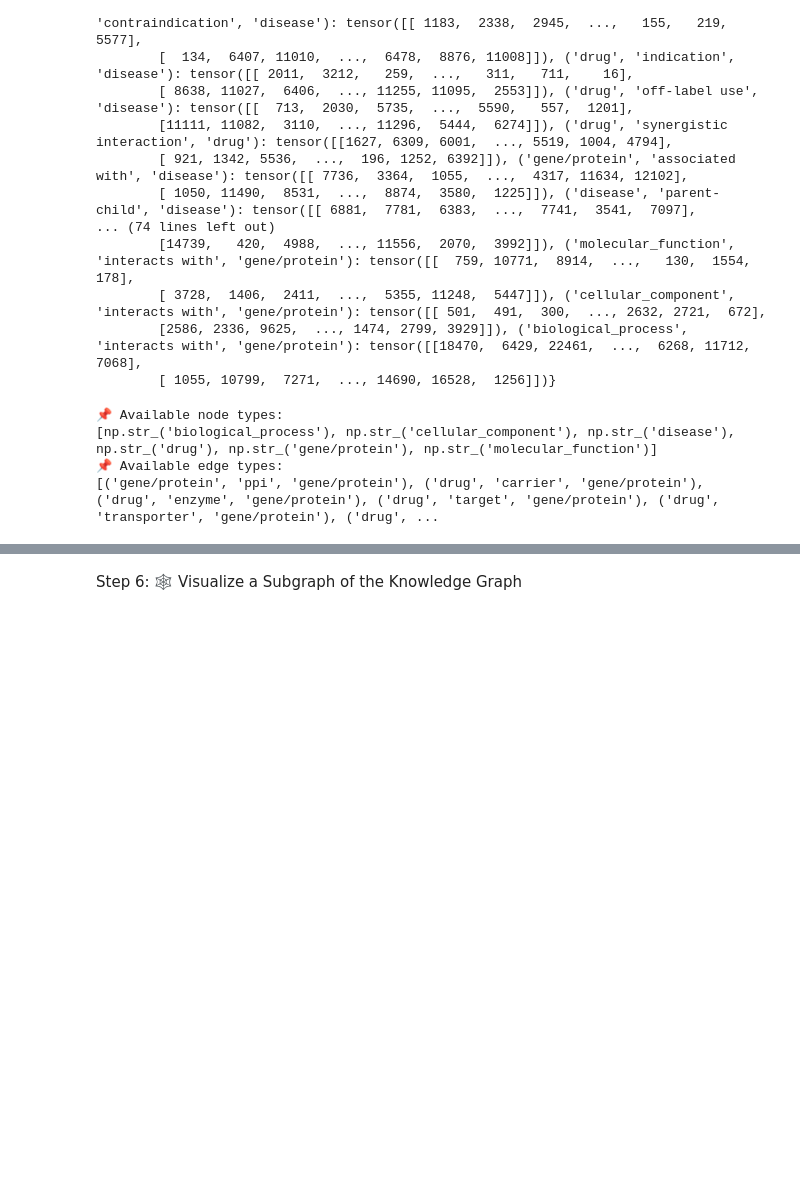
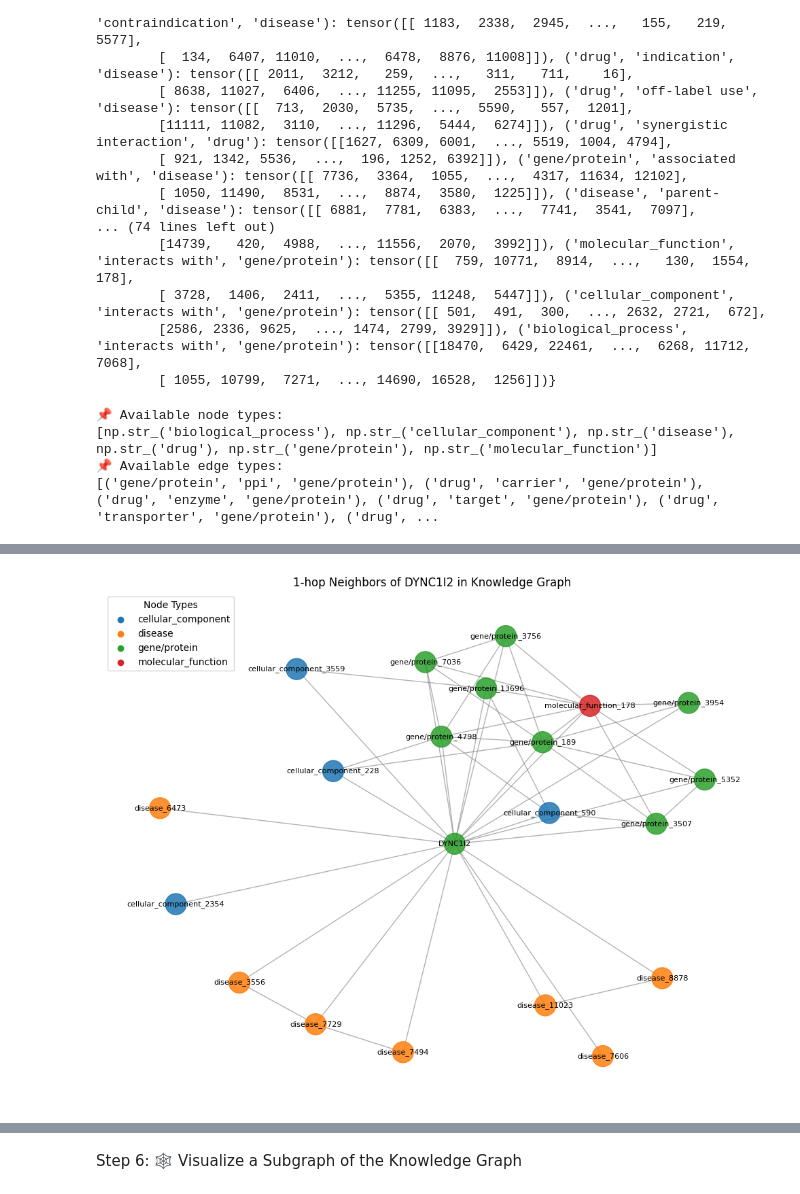
Before and after one commit to Rakesh-Seenu/VPELeaderboard, a Jupyter notebook: docs/notebooks/KG_dataloader.ipynb, the cells around one changed output, grey strips where cells are left out. Saved outputs shown, nothing was run; the diff lists cells and outputs as text; code cells hidden in the pictures; blank space fills up the shorter version.

```diff
--- a/docs/notebooks/KG_dataloader.ipynb
+++ b/docs/notebooks/KG_dataloader.ipynb
@@ -180,3 +180,13 @@ print(dm.data["train"].edge_types)
 [np.str_('biological_process'), np.str_('cellular_component'), np.str_('disease'), np.str_('drug'), np.str_('gene/protein'), np.str_('molecular_function')]
 📌 Available edge types:
 [('gene/protein', 'ppi', 'gene/protein'), ('drug', 'carrier', 'gene/protein'), ('drug', 'enzyme', 'gene/protein'), ('drug', 'target', 'gene/protein'), ('drug', 'transporter', 'gene/protein'), ('drug', ...
+# %%
+import pickle
+import networkx as nx
+import matplotlib.pyplot as plt
+import matplotlib.colors as mcolors
+from torch_geometric.utils import to_networkx
+
+# Load HeteroData
+with open("biobridge_cache.pkl", "rb") as f:
+    data = pickle.load(f)
@@ -182,0 +313,82 @@ print(dm.data["train"].edge_types)
+# %%
+import pickle
+import networkx as nx
+import matplotlib.pyplot as plt
+import matplotlib.colors as mcolors
+from torch_geometric.utils import to_networkx
+
+# Load data
+with open("biobridge_cache.pkl", "rb") as f:
+    data = pickle.load(f)
+
+hetero_data = data["init"]
+mapper = data.get("mapper", {})  # might be empty
+
+target_node_type = "gene/protein"
+target_node_name = "DYNC1I2"
+
+# Manual map fallback
+manual_map = {"DYNC1I2": 6726}
+local_idx = mapper.get(target_node_type, {}).get(target_node_name) or manual_map.get(target_node_name)
+if local_idx is None:
+    raise ValueError(f"Node {target_node_name} not found")
+
+# Convert to NetworkX graph
+G_full = to_networkx(hetero_data, node_attrs=[], edge_attrs=[])
+G_full = nx.Graph(G_full)  # undirected
+
+# Relabel nodes with (type, index)
+offset = 0
+mapping = {}
+for node_type in hetero_data.node_types:
+    n_nodes = hetero_data[node_type].num_nodes
+    for i in range(n_nodes):
+        mapping[offset + i] = (node_type, i)
+    offset += n_nodes
+G_full = nx.relabel_nodes(G_full, mapping)
+
+target_node_nx = (target_node_type, local_idx)
+if target_node_nx not in G_full:
+    raise ValueError(f"Node {target_node_nx} not found in graph")
+
+# Build 1-hop subgraph
+neighbors = list(G_full.adj[target_node_nx])
+sub_nodes = [target_node_nx] + neighbors
+G_sub = G_full.subgraph(sub_nodes).copy()
+
+# Manual reverse mapping for known names
+manual_reverse_map = {
+    (target_node_type, local_idx): target_node_name
+}
+
+# Label nodes using manual names or fallback
+labels = {
+    node: manual_reverse_map.get(node, f"{node[0]}_{node[1]}")
+    for node in G_sub.nodes
+}
+
+# Color nodes by node type
+node_types = {node: node[0] for node in G_sub.nodes}
+unique_types = sorted(set(node_types.values()))
+palette = list(mcolors.TABLEAU_COLORS.values())
+color_map = {ntype: palette[i % len(palette)] for i, ntype in enumerate(unique_types)}
+node_colors = [color_map[node_types[node]] for node in G_sub.nodes]
+
+# Plot
+plt.figure(figsize=(10, 8))
+pos = nx.spring_layout(G_sub, seed=42)
+nx.draw_networkx_nodes(G_sub, pos, node_color=node_colors, node_size=500, alpha=0.85)
+nx.draw_networkx_edges(G_sub, pos, edge_color='gray', alpha=0.6)
+nx.draw_networkx_labels(G_sub, pos, labels, font_size=8)
+
+# Legend
+for ntype, color in color_map.items():
+    plt.scatter([], [], color=color, label=ntype)
+plt.legend(title="Node Types", loc="upper left")
+
+plt.title(f"1-hop Neighbors of {target_node_name} in Knowledge Graph")
+plt.axis("off")
+plt.tight_layout()
+plt.show()
+# %% [output]
+[figure, added]
```
Also changed, not shown: parts of 15 cells of this notebook.
